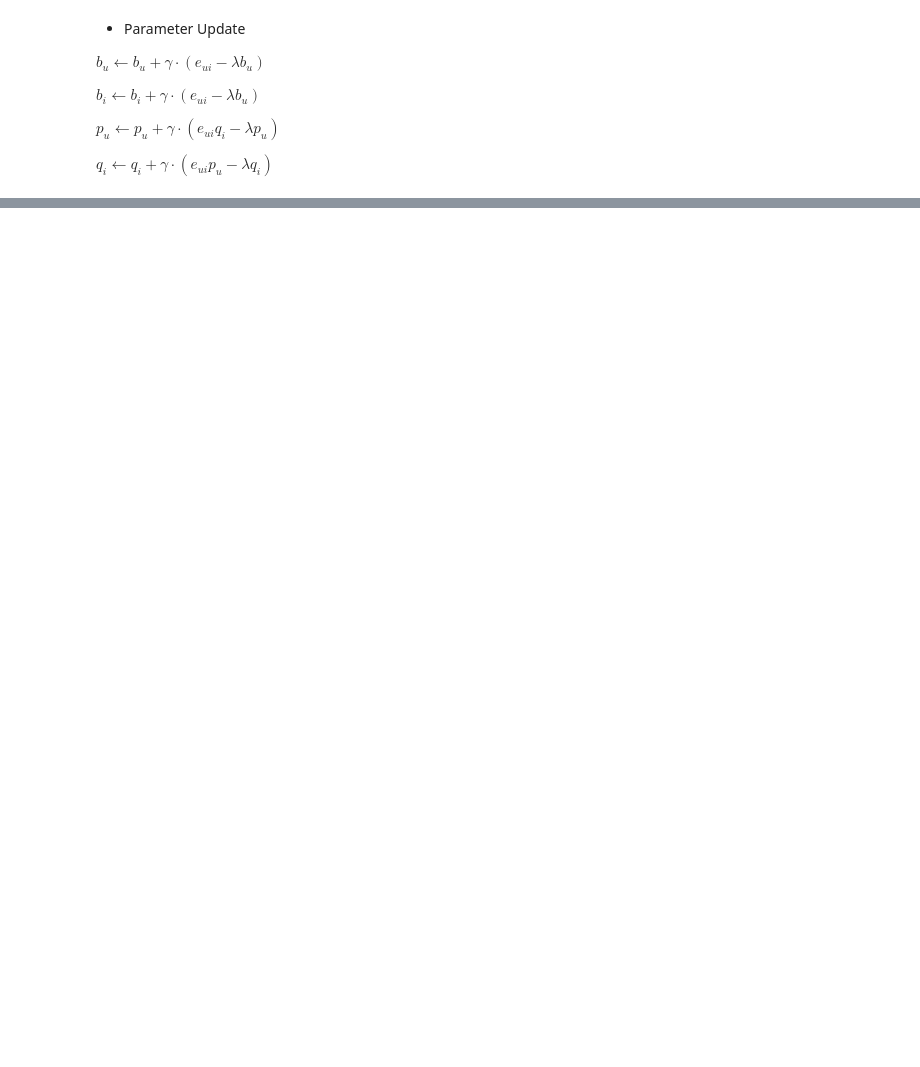
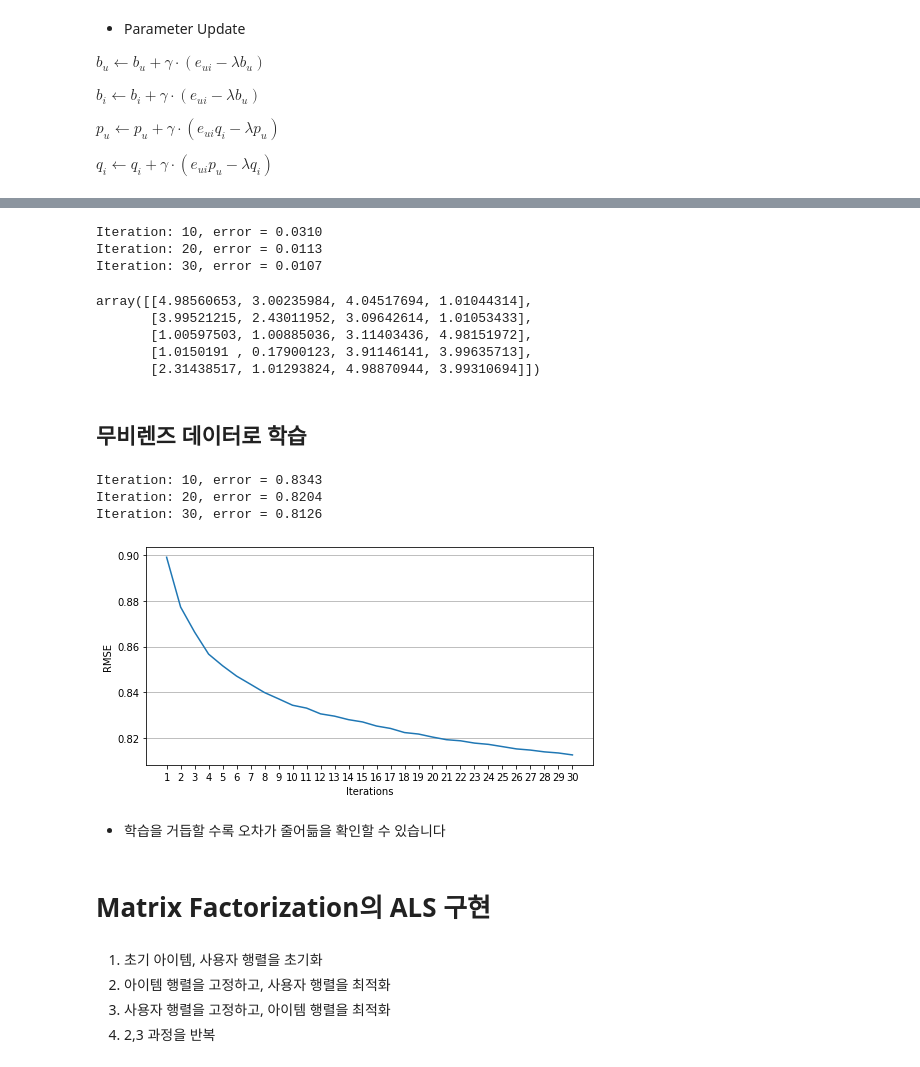
Before and after one commit to pray92/recommendation_system, a Jupyter notebook: recommendation_system_week_3rd_practice.ipynb, the cells around one changed output, grey strips where cells are left out. Drawn from its saved outputs; the diff is of its cells as text; code cells hidden in the pictures; blank space fills up the shorter version.

```diff
--- a/recommendation_system_week_3rd_practice.ipynb
+++ b/recommendation_system_week_3rd_practice.ipynb
@@ -484,0 +618,54 @@ training_result_pd
+# %%
+# MF 모델 학습
+train_result_df = mf.train()
+# %% [output]
+Iteration: 10, error = 0.0310
+Iteration: 20, error = 0.0113
+Iteration: 30, error = 0.0107
+# %%
+# 예측 매트릭스
+mf.full_matrix()
+# %% [output]
+array([[4.98560653, 3.00235984, 4.04517694, 1.01044314],
+       [3.99521215, 2.43011952, 3.09642614, 1.01053433],
+       [1.00597503, 1.00885036, 3.11403436, 4.98151972],
+       [1.0150191 , 0.17900123, 3.91146141, 3.99635713],
+       [2.31438517, 1.01293824, 4.98870944, 3.99310694]])
+# %% [markdown]
+## 무비렌즈 데이터로 학습
+# %%
+user_item_matrix = ratings_df.pivot_table('rating', 'userId', 'movieId').fillna(0)
+R = user_item_matrix.to_numpy()
+K = 20
+learning_rate = 0.01
+regularization = 0.2
+
+mf = MF(R, K, learning_rate, regularization, iterations=30)
+# %%
+train_result_df = mf.train()
+# %% [output]
+Iteration: 10, error = 0.8343
+Iteration: 20, error = 0.8204
+Iteration: 30, error = 0.8126
+# %%
+# iteration에 따른 training loss
+
+x = train_result_df.Iteration.values + 1
+y = train_result_df.RMSE.values
+plt.figure(figsize=((8,4)))
+plt.plot(x, y)
+plt.xticks(x, x)
+plt.xlabel("Iterations")
+plt.ylabel("RMSE")
+plt.grid(axis="y")
+# %% [output]
+[figure, added]
+# %% [markdown]
+- 학습을 거듭할 수록 오차가 줄어듦을 확인할 수 있습니다
+# %% [markdown]
+# Matrix Factorization의 ALS 구현
+# %% [markdown]
+1. 초기 아이템, 사용자 행렬을 초기화
+2. 아이템 행렬을 고정하고, 사용자 행렬을 최적화
+3. 사용자 행렬을 고정하고, 아이템 행렬을 최적화
+4. 2,3 과정을 반복
```
Also changed, not shown: parts of 45 cells of this notebook.
